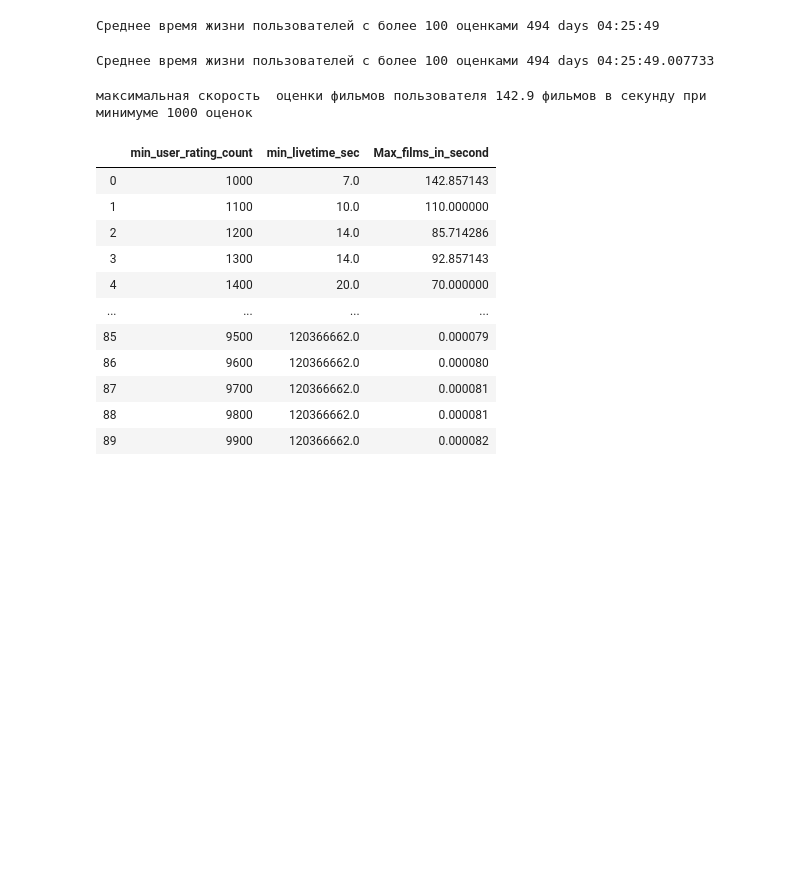
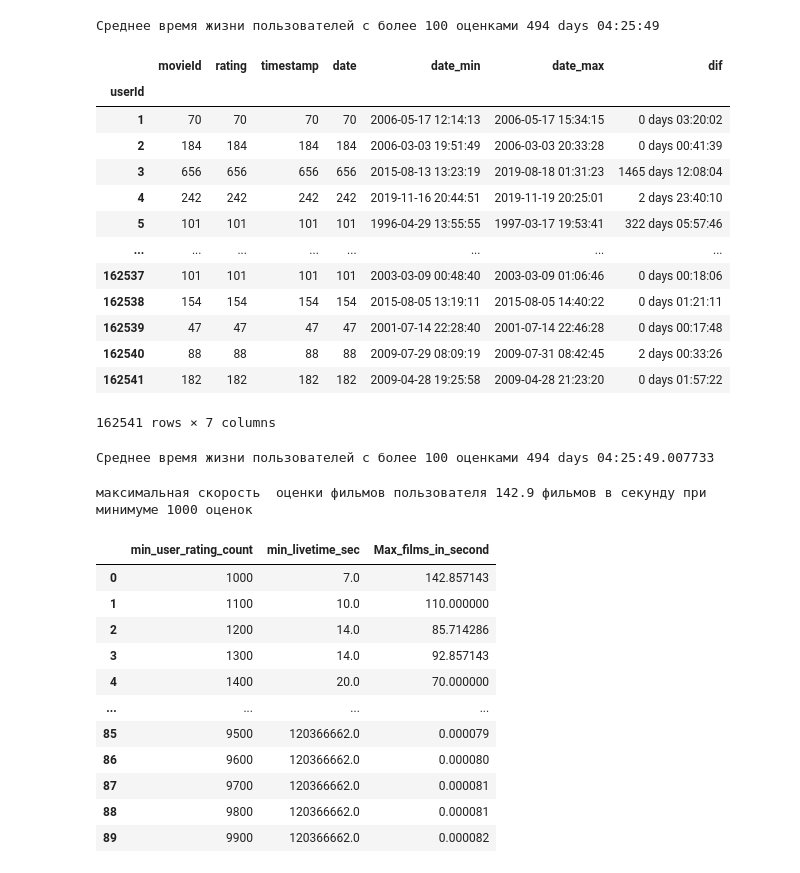
Before and after one commit to AlexeyUdod/netology_pyda, a Jupyter notebook: hw13.ipynb, the cells around one changed output. Drawn from its saved outputs; the diff is of its cells as text; code cells hidden in the pictures; blank space fills up the shorter version.

```diff
--- a/hw13.ipynb
+++ b/hw13.ipynb
@@ -19,13 +33,28 @@ print(f"""Среднее время жизни пользователей с б
 Среднее время жизни пользователей с более 100 оценками 494 days 04:25:49
 # %%
 #вариант 2 с join-ами
-
+n
 rating['date'] = rating.timestamp.apply(lambda x: pd.Timestamp(x, unit='s'))
 r = rating.groupby('userId')
-rate_count = r.count().join(r.max().date, rsuffix ='_max').join(r.min().date, rsuffix ='_min')
+rate_count = r.count().join(r.min().date, rsuffix ='_min').join(r.max().date, rsuffix ='_max')
 rate_count['dif'] = rate_count.date_max-rate_count.date_min
 rate_count[r.rating.count() > n].dif.mean()
 rate_count
+# %% [output]
+|  | movieId | rating | timestamp | date | date_min | date_max | dif |
+| userId |  |  |  |  |  |  |  |
+| 1 | 70 | 70 | 70 | 70 | 2006-05-17 12:14:13 | 2006-05-17 15:34:15 | 0 days 03:20:02 |
+| 2 | 184 | 184 | 184 | 184 | 2006-03-03 19:51:49 | 2006-03-03 20:33:28 | 0 days 00:41:39 |
+| 3 | 656 | 656 | 656 | 656 | 2015-08-13 13:23:19 | 2019-08-18 01:31:23 | 1465 days 12:08:04 |
+| 4 | 242 | 242 | 242 | 242 | 2019-11-16 20:44:51 | 2019-11-19 20:25:01 | 2 days 23:40:10 |
+| 5 | 101 | 101 | 101 | 101 | 1996-04-29 13:55:55 | 1997-03-17 19:53:41 | 322 days 05:57:46 |
+| ... | ... | ... | ... | ... | ... | ... | ... |
+| 162537 | 101 | 101 | 101 | 101 | 2003-03-09 00:48:40 | 2003-03-09 01:06:46 | 0 days 00:18:06 |
+| 162538 | 154 | 154 | 154 | 154 | 2015-08-05 13:19:11 | 2015-08-05 14:40:22 | 0 days 01:21:11 |
+| 162539 | 47 | 47 | 47 | 47 | 2001-07-14 22:28:40 | 2001-07-14 22:46:28 | 0 days 00:17:48 |
+| 162540 | 88 | 88 | 88 | 88 | 2009-07-29 08:09:19 | 2009-07-31 08:42:45 | 2 days 00:33:26 |
+| 162541 | 182 | 182 | 182 | 182 | 2009-04-28 19:25:58 | 2009-04-28 21:23:20 | 0 days 01:57:22 |
+162541 rows × 7 columns
 # %%
 print(f'Среднее время жизни пользователей с более 100 оценками {rate_count[r.rating.count() > 100].dif.mean()}')
 # %% [output]
```
Also changed, not shown: parts of 7 cells of this notebook.
